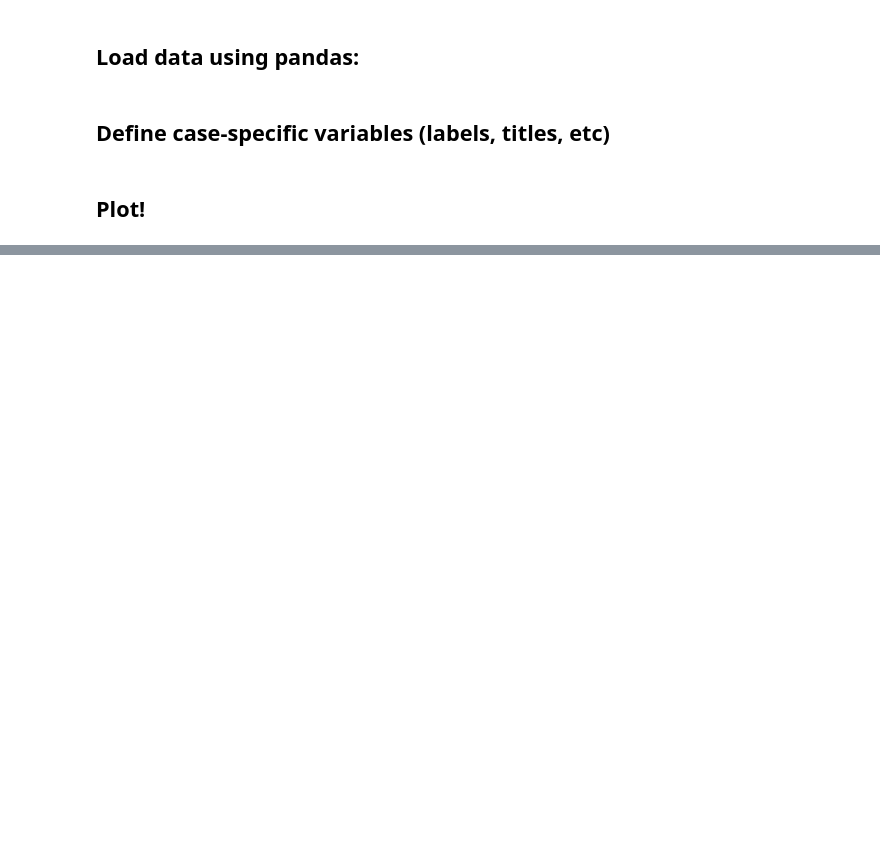
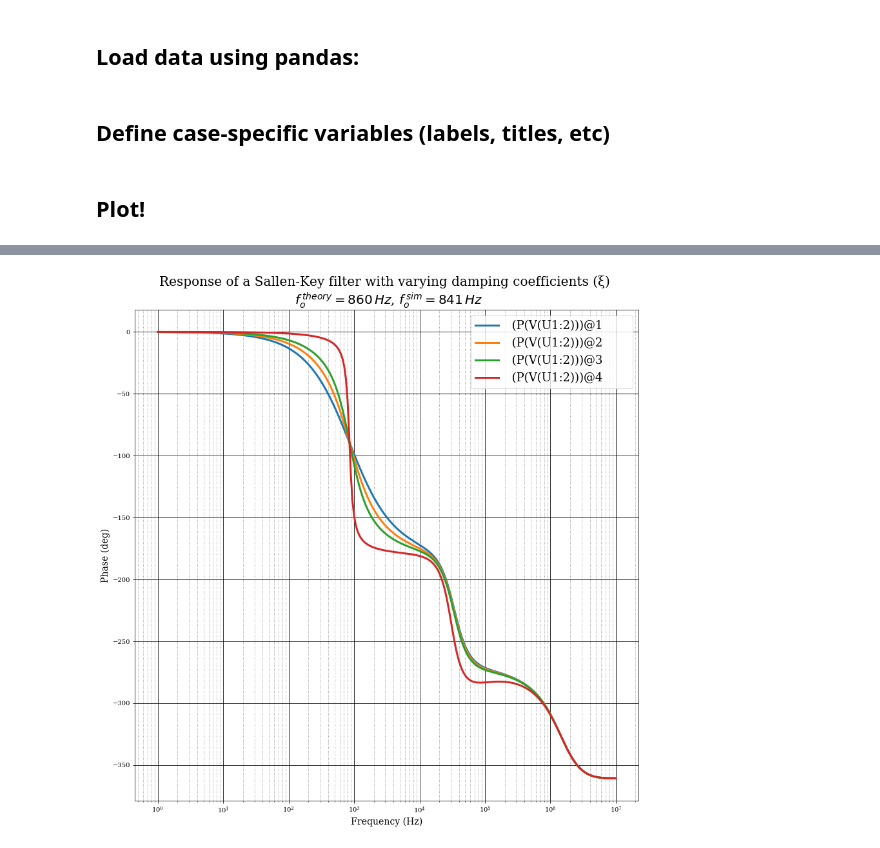
Before and after one commit to mflibby/Bode-Plots, a Jupyter notebook: CSV_to_Bode_Plot.ipynb, the cells around one changed output, grey strips where cells are left out. Saved outputs shown, nothing was run; the diff lists cells and outputs as text; code cells hidden in the pictures; blank space fills up the shorter version.

```diff
--- a/CSV_to_Bode_Plot.ipynb
+++ b/CSV_to_Bode_Plot.ipynb
@@ -76,0 +78,43 @@ plt.show()
+# %%
+fig, ax = plt.subplots(1,1, figsize = (14,14))
+
+
+#Go through and plot all columns against the x_data column
+for i in phase_data_indices:
+    ax.plot(x_data, data.iloc[:,i], linewidth=3, label = f'{data.columns[i]}') #edit label here directly, its easier
+
+#Case specific plots, plots vertical lines to show x values where particular features occur; here it is the naturaly undamped frequency that we see
+#ax.plot([859.4,859.4],[-70,20], 'k--', label = r'Theoretical $f_o$')
+#ax.plot([x_data[117], x_data[117]],[-70,20], '-', color = '#0000aa', label = r'Simulated $f_o$')
+
+
+#Text box for transfer function
+#props = dict(boxstyle='round', facecolor='wheat', alpha=0.5)
+#ax.text(2,-30, transfer_function, fontsize= 24,bbox=props)
+
+#set plot title
+ax.set_title(plot_title,size=20)
+
+#place legend (note that mpl will try to find best location, see plt.legend documentation for specifics and overrides)
+plt.legend(prop = {'size': 18})
+
+# Set minor tick locations.
+ax.set_xlabel(axis_labels[0],size=14)
+ax.set_ylabel(axis_labels[2],size=14)
+
+# Set grid to use minor tick locations.
+ax.grid(which = 'minor', color='gray',linestyle = ':')
+ax.grid(which = 'major', color='black')
+
+#Change x-axis to log scale
+plt.xscale('log')
+
+#Set axis limits if applicable
+#plt.xlim(1,10**7)
+#plt.ylim(-65,16)
+
+#Save and show
+plt.savefig('Bode_Plot_phase.png')
+plt.show()
+# %% [output]
+[figure, added]
```
Also changed, not shown: parts of 5 cells of this notebook, 5 other files.
